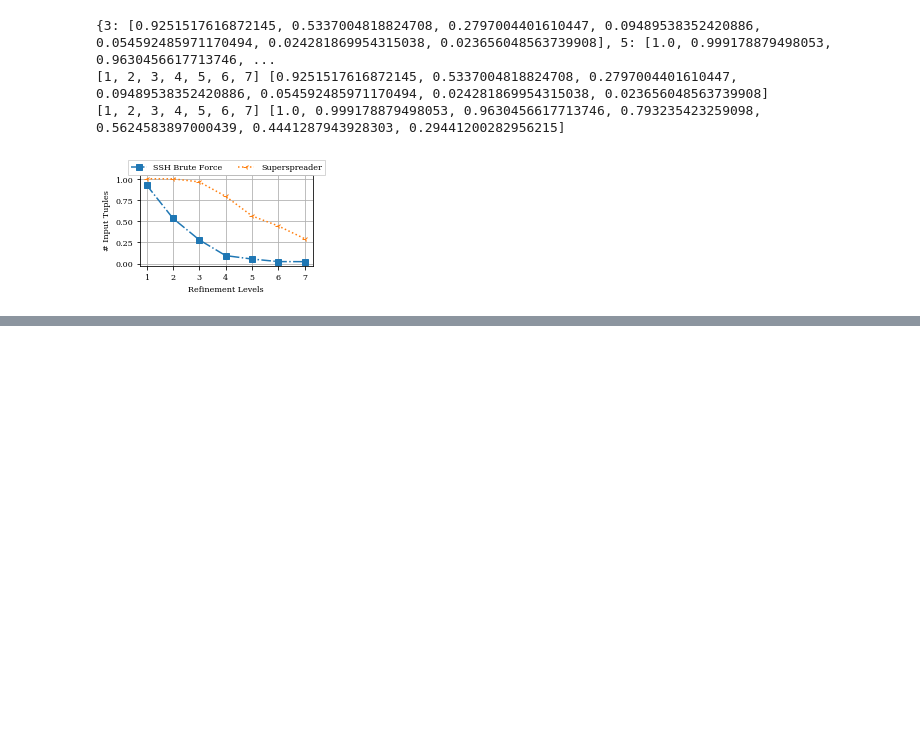
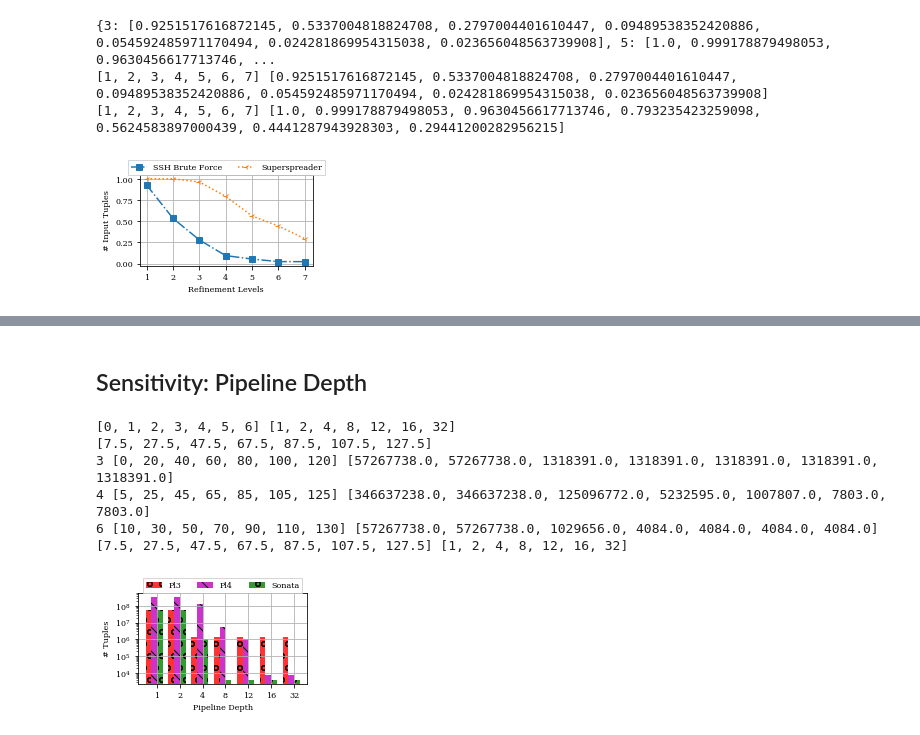
Before and after one commit to agupta13/SONATA-DEV, a Jupyter notebook: analysis/performance_eval/plot_results/plot_results.ipynb, the cells around one changed output, grey strips where cells are left out. Saved outputs shown, nothing was run; the diff lists cells and outputs as text; code cells hidden in the pictures; blank space fills up the shorter version.

```diff
--- a/analysis/performance_eval/plot_results/plot_results.ipynb
+++ b/analysis/performance_eval/plot_results/plot_results.ipynb
@@ -619,0 +535,67 @@ draw_plots(plot_data, modes, modes_2_labels)
+# %% [markdown]
+## Sensitivity: Pipeline Depth
+# %%
+data = {1: {32: 2*56695698, 1: 2*56695698, 2: 2*56695698, 4: 2*56695698, 8: 2*56695698, 12: 2*56695698, 16: 2*56695698},
+        2: {32: 57267738.0, 1: 57267738.0, 2: 57267738.0, 4: 57267738.0, 8: 57267738.0, 12: 57267738.0, 16: 57267738.0},
+        3: {32: 1318391.0, 1: 57267738.0, 2: 57267738.0, 4: 1318391.0, 8: 1318391.0, 12: 1318391.0, 16: 1318391.0},
+        4: {32: 7803.0, 1: 346637238.0, 2: 346637238.0, 4: 125096772.0, 8: 5232595.0, 12: 1007807.0, 16: 7803.0},
+        6: {32: 4084.0, 1: 57267738.0, 2: 57267738.0, 4: 1029656.0, 8: 4084.0, 12: 4084.0, 16: 4084.0}}
+
+Ds = [1,2,4,8,12,16,32]
+modes = [3,4,6]
+modes_2_labels = {1: "Pl1", 2: "Pl2", 3: "Pl3", 4: "Pl4", 6: "Sonata"}
+hatches = {0:'/', 1:'-', 2:'+', 3:'o', 4:'\\', 5:'x', 6:'o', 7:'O', 8:'.'}
+
+def draw_plots(data, modes, modes_2_labels):
+    f, (ax) = plt.subplots(1)
+    ctr = 0
+    bar_width = 5
+    shift = (1+len(modes))*bar_width
+    qids = Ds
+    qids.sort()
+    matplotlib.rcParams['figure.figsize']= [3.125, 1.93]
+
+    xlab = range(len(qids))
+    print xlab, qids
+
+    ticks = [shift*l+(0.5*bar_width)*len(modes) for l in xlab]
+    print ticks
+
+    for mode in modes:
+        y = [data[mode][qid] for qid in qids]
+
+        x = [l*shift+ctr*bar_width for l in xlab]
+
+        print mode, x, y
+        ax.bar(x, y, bar_width, alpha=0.8, color=color_n[mode], hatch = hatches[mode],label=modes_2_labels[mode])
+
+        ctr += 1
+
+    plt.xlabel('Pipeline Depth')
+    plt.ylabel('# Tuples')
+
+    print ticks, qids
+    plt.xticks(ticks, qids, rotation=0)
+    ax.grid(True)
+    #ax.set_xlim(xmax=5.25)
+    ax.set_yscale("log", nonposy='clip')
+#     ax.set_xlim(xmin=0.75)
+    ax.legend(loc='upper center', bbox_to_anchor=(0.5, 1.2),
+              ncol=5, fancybox=False, shadow=False)
+    fname = "/Users/arpit/Documents/nsdi18/writing/figures/sensitivity_D_analysis.eps"
+    plt.tight_layout()
+    plot_name = fname
+    pl.savefig(plot_name)
+    plt.show()
+    pass
+
+# plot_data = get_plot_data(data)
+draw_plots(data, modes, modes_2_labels)
+# %% [output]
+[0, 1, 2, 3, 4, 5, 6] [1, 2, 4, 8, 12, 16, 32]
+[7.5, 27.5, 47.5, 67.5, 87.5, 107.5, 127.5]
+3 [0, 20, 40, 60, 80, 100, 120] [57267738.0, 57267738.0, 1318391.0, 1318391.0, 1318391.0, 1318391.0, 1318391.0]
+4 [5, 25, 45, 65, 85, 105, 125] [346637238.0, 346637238.0, 125096772.0, 5232595.0, 1007807.0, 7803.0, 7803.0]
+6 [10, 30, 50, 70, 90, 110, 130] [57267738.0, 57267738.0, 1029656.0, 4084.0, 4084.0, 4084.0, 4084.0]
+[7.5, 27.5, 47.5, 67.5, 87.5, 107.5, 127.5] [1, 2, 4, 8, 12, 16, 32]
+[figure, added]
```
Also changed, not shown: parts of 10 cells of this notebook, 1 other file.
